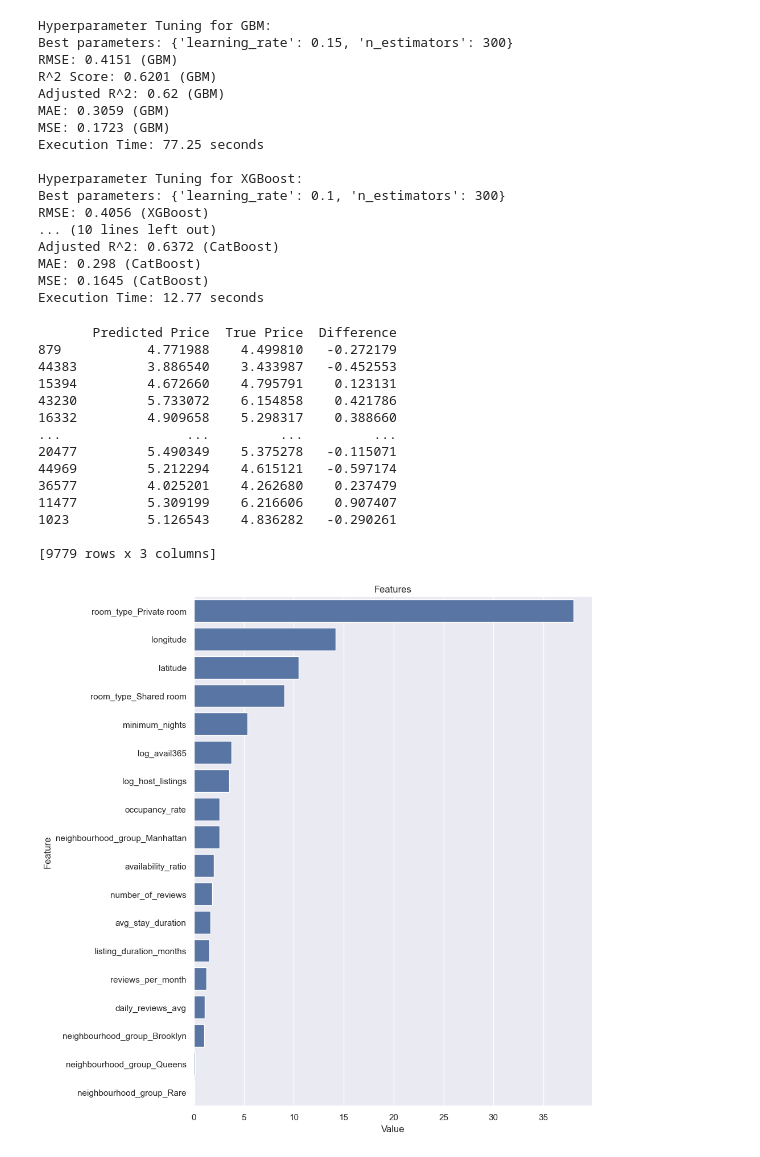
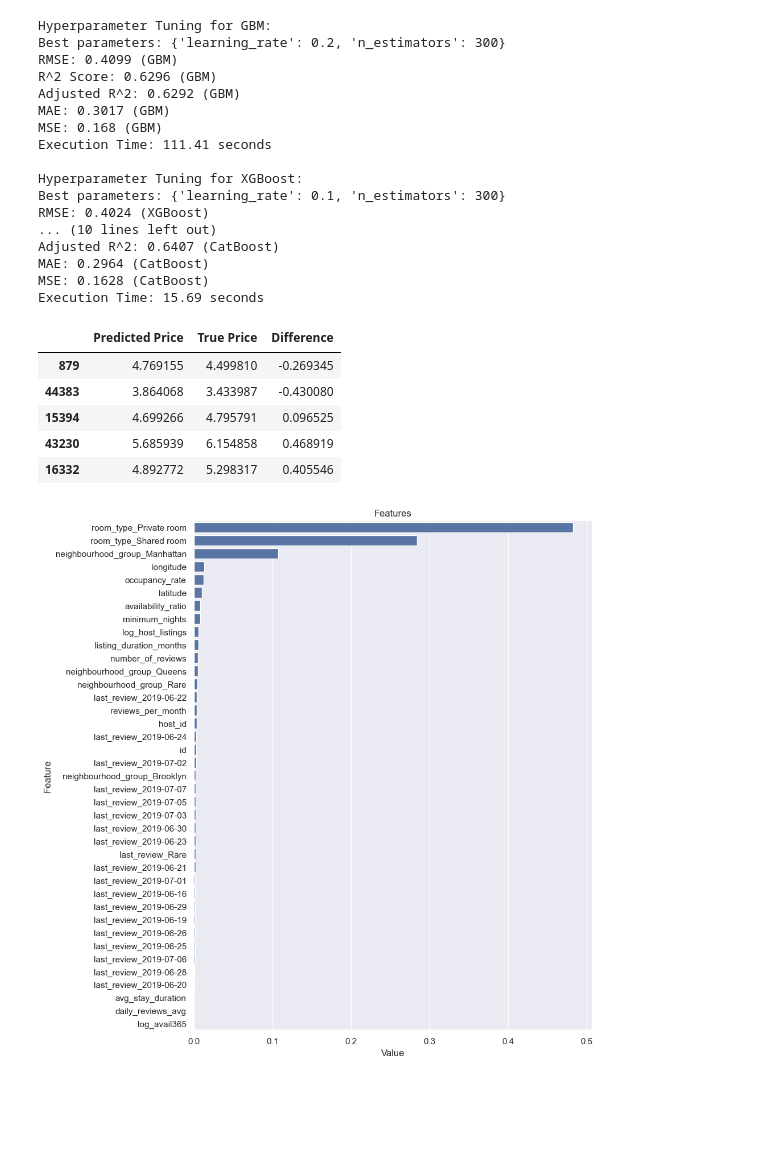
Before and after one commit to hcatic/CS506, a Jupyter notebook: notebooks/AirbnbModels.ipynb, the cells around one changed output. Drawn from its saved outputs; the diff is of its cells as text; code cells hidden in the pictures; blank space fills up the shorter version.

```diff
--- a/notebooks/AirbnbModels.ipynb
+++ b/notebooks/AirbnbModels.ipynb
@@ -27,7 +27,7 @@ def adjusted_r2(y_true, y_pred, n, p):
     r2 = r2_score(y_true, y_pred)
     return 1 - (1 - r2) * (n - 1) / (n - p - 1)
 # %%
-df = pd.read_csv('../data/processed/preprocessed_data.csv')
+df = pd.read_csv('data/processed/preprocessed_data.csv') # Add ../ prefix if running notebook directly
 
 # log-transform highly skewed variables
 df['log_price'] = np.log1p(df['price'])
@@ -37,7 +37,7 @@ df['log_avail365'] = np.log1p(df['availability_365'])
 y = df['log_price']
 
 # Drop y-var and any other variables derived from price
-X = df.drop(["log_price", "price","total_cost_min_stay", "annual_potential_income", "min_potential_income", "availability_365", "calculated_host_listings_count"], axis=1)
+X = df.drop(["log_price", "price", "neighbourhood", "total_cost_min_stay", "annual_potential_income", "min_potential_income", "availability_365", "calculated_host_listings_count"], axis=1)
 X_train, X_test, y_train, y_test = train_test_split(X, y, test_size=0.20, random_state=42)
 # %%
 models = [('LR', LinearRegression()),
@@ -484,6 +484,8 @@ r2_adj_scores = []
 mae_scores = []
 mse_scores = []
 execution_times = []
+
+trained_models = []
 
 # Define the hyperparameters for each model
 param_grids = {
@@ -506,7 +508,9 @@ for name, regressor in models:
     else:
         best_model = regressor.fit(X_train, y_train)
 
-    # Make
+    trained_models.append(best_model)  # Store the trained model
+
+    # Make predictions
     y_pred = best_model.predict(X_test)
 
     # Calculate RMSE
@@ -541,19 +545,19 @@ for name, regressor in models:
     print(f"Execution Time: {round(execution_time, 2)} seconds\n")
 # %% [output]
 Hyperparameter Tuning for GBM:
-Best parameters: {'learning_rate': 0.15, 'n_estimators': 300}
-RMSE: 0.4151 (GBM)
-R^2 Score: 0.6201 (GBM)
-Adjusted R^2: 0.62 (GBM)
-MAE: 0.3059 (GBM)
-MSE: 0.1723 (GBM)
-Execution Time: 77.25 seconds
+Best parameters: {'learning_rate': 0.2, 'n_estimators': 300}
+RMSE: 0.4099 (GBM)
+R^2 Score: 0.6296 (GBM)
+Adjusted R^2: 0.6292 (GBM)
+MAE: 0.3017 (GBM)
+MSE: 0.168 (GBM)
+Execution Time: 111.41 seconds
 
 Hyperparameter Tuning for XGBoost:
 Best parameters: {'learning_rate': 0.1, 'n_estimators': 300}
-RMSE: 0.4056 (XGBoost)
+RMSE: 0.4024 (XGBoost)
 ... (10 lines left out)
-Adjusted R^2: 0.6372 (CatBoost)
-MAE: 0.298 (CatBoost)
-MSE: 0.1645 (CatBoost)
-Execution Time: 12.77 seconds
+Adjusted R^2: 0.6407 (CatBoost)
+MAE: 0.2964 (CatBoost)
+MSE: 0.1628 (CatBoost)
+Execution Time: 15.69 seconds
@@ -568,4 +564,12 @@ final_y_test =(y_test)
 # %%
+# Final Prediction Model
+best_model = trained_models[np.argmin(rmse_scores)]
+
+# Make predictions on the test set using the final model
+y_best_pred = best_model.predict(X_test)
+final_y_pred = y_best_pred
+final_y_test = y_test
+
 # Create a DataFrame with the predicted prices and true prices
 results = pd.DataFrame({'Predicted Price': final_y_pred, 'True Price': final_y_test})
 
@@ -573,35 +577,27 @@ results = pd.DataFrame({'Predicted Price': final_y_pred, 'True Price': final_y_t
 results['Difference'] = results['True Price'] - results['Predicted Price']
 
 # Display the results
-print(results)
+results.head()
 # %% [output]
-       Predicted Price  True Price  Difference
-879           4.771988    4.499810   -0.272179
-44383         3.886540    3.433987   -0.452553
-15394         4.672660    4.795791    0.123131
-43230         5.733072    6.154858    0.421786
-16332         4.909658    5.298317    0.388660
-...                ...         ...         ...
-20477         5.490349    5.375278   -0.115071
-44969         5.212294    4.615121   -0.597174
-36577         4.025201    4.262680    0.237479
-11477         5.309199    6.216606    0.907407
-1023          5.126543    4.836282   -0.290261
-
-[9779 rows x 3 columns]
+|  | Predicted Price | True Price | Difference |
+| 879 | 4.769155 | 4.499810 | -0.269345 |
+| 44383 | 3.864068 | 3.433987 | -0.430080 |
+| 15394 | 4.699266 | 4.795791 | 0.096525 |
+| 43230 | 5.685939 | 6.154858 | 0.468919 |
+| 16332 | 4.892772 | 5.298317 | 0.405546 |
 # %%
 def plot_importance(model, features, num=50, save=False):
     feature_imp = pd.DataFrame({'Value': model.feature_importances_, 'Feature': features.columns})
     plt.figure(figsize=(10, 10))
     sns.set(font_scale=1)
     sns.barplot(x="Value", y="Feature", data=feature_imp.sort_values(by="Value",
                                                                      ascending=False)[0:num])
     plt.title('Features')
     plt.tight_layout()
     plt.show(block=True)
     if save:
         plt.savefig('importances.png')
 
-plot_importance(final_model, X)
+plot_importance(best_model, X)
 # %% [output]
-[figure, old version]
+[figure, new version]
```
Also changed, not shown: parts of 3 cells of this notebook, 2 other files.
